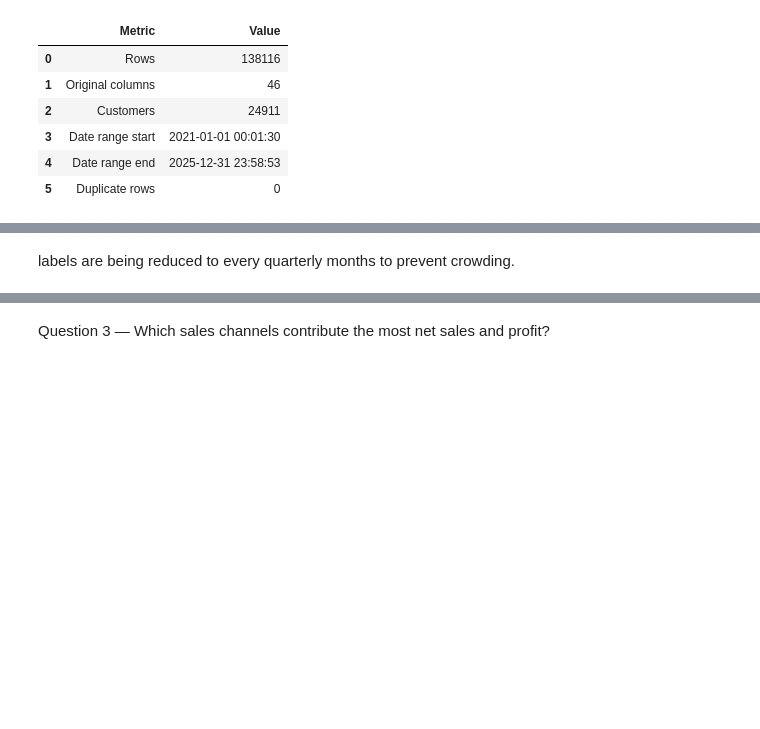
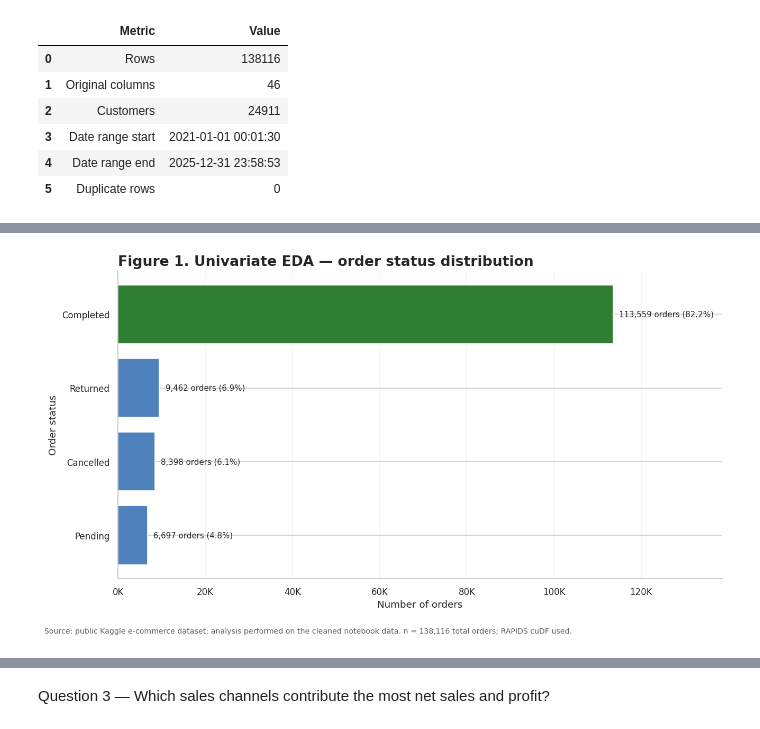
Before and after one commit to xuebo666/DATA230GroupProject, a Jupyter notebook: dataset.ipynb, the cells around one changed output, grey strips where cells are left out. Saved outputs shown, nothing was run; the diff lists cells and outputs as text; code cells hidden in the pictures; blank space fills up the shorter version.

```diff
--- a/dataset.ipynb
+++ b/dataset.ipynb
@@ -578,3 +501,23 @@ def annotate_bar_values(ax, bars, values, labels, horizontal=True):
                 ha="center",
                 fontsize=9,
             )
+
+# NVIDIA RAPIDS / cuDF setup
+# Use GPU groupby operations for the EDA summaries; falling back to pandas
+# on machines without a CUDA-enabled GPU.
+try:
+    import cudf
+    RAPIDS_AVAILABLE = True
+    df_gpu = cudf.from_pandas(df_clean)
+    completed_gpu = df_gpu[df_gpu["order_status"] == "Completed"].copy()
+    print("NVIDIA RAPIDS cuDF is active: summary calculations will use the GPU.")
+except Exception as rapids_error:
+    RAPIDS_AVAILABLE = False
+    df_gpu = df_clean.copy()
+    completed_gpu = completed.copy()
+    print("RAPIDS/cuDF is not available; using the pandas CPU fallback.")
+    print("Reason:", type(rapids_error).__name__)
+
+def gpu_summary(frame, group_cols, aggregations):
+    result = frame.groupby(group_cols).agg(aggregations).reset_index()
+    return result.to_pandas() if RAPIDS_AVAILABLE else result
@@ -664,2 +528,28 @@ plt.show()
-# %% [markdown]
-labels are being reduced to every quarterly months to prevent crowding.
+# %%
+# FIGURE 1 — UNIVARIATE: ORDER STATUS
+status_plot = gpu_summary(df_gpu, ["order_status"], {"order_id": "count"})
+status_plot = status_plot.rename(columns={"order_id": "Orders"})
+status_plot["Share"] = status_plot["Orders"] / status_plot["Orders"].sum() * 100
+status_plot = status_plot.sort_values("Orders")
+colors = [COLORS["positive"] if x == "Completed" else COLORS["secondary"]
+          for x in status_plot["order_status"]]
+
+fig, ax = plt.subplots(figsize=(11, 6.5))
+bars = ax.barh(status_plot["order_status"], status_plot["Orders"], color=colors)
+labels = [f"{n:,.0f} orders ({p:.1f}%)"
+          for n, p in zip(status_plot["Orders"], status_plot["Share"])]
+annotate_bar_values(ax, bars, status_plot["Orders"], labels, horizontal=True)
+ax.set_title("Figure 1. Univariate EDA — order status distribution",
+             loc="left", fontsize=16, fontweight="bold")
+ax.set_xlabel("Number of orders")
+ax.set_ylabel("Order status")
+ax.xaxis.set_major_formatter(FuncFormatter(lambda x, pos: f"{x / 1000:.0f}K"))
+ax.set_xlim(0, status_plot["Orders"].max() * 1.22)
+ax.grid(axis="x", alpha=0.25)
+sns.despine(ax=ax)
+add_source_note(fig, f"n = {len(df_clean):,} total orders; RAPIDS cuDF used.")
+fig.tight_layout(rect=[0, 0.045, 1, 0.96])
+fig.savefig(FIG_DIR / "fig_01_order_status_univariate.png", dpi=300, bbox_inches="tight")
+plt.show()
+# %% [output]
+[figure, added]
```
Also changed, not shown: parts of 37 cells of this notebook.
